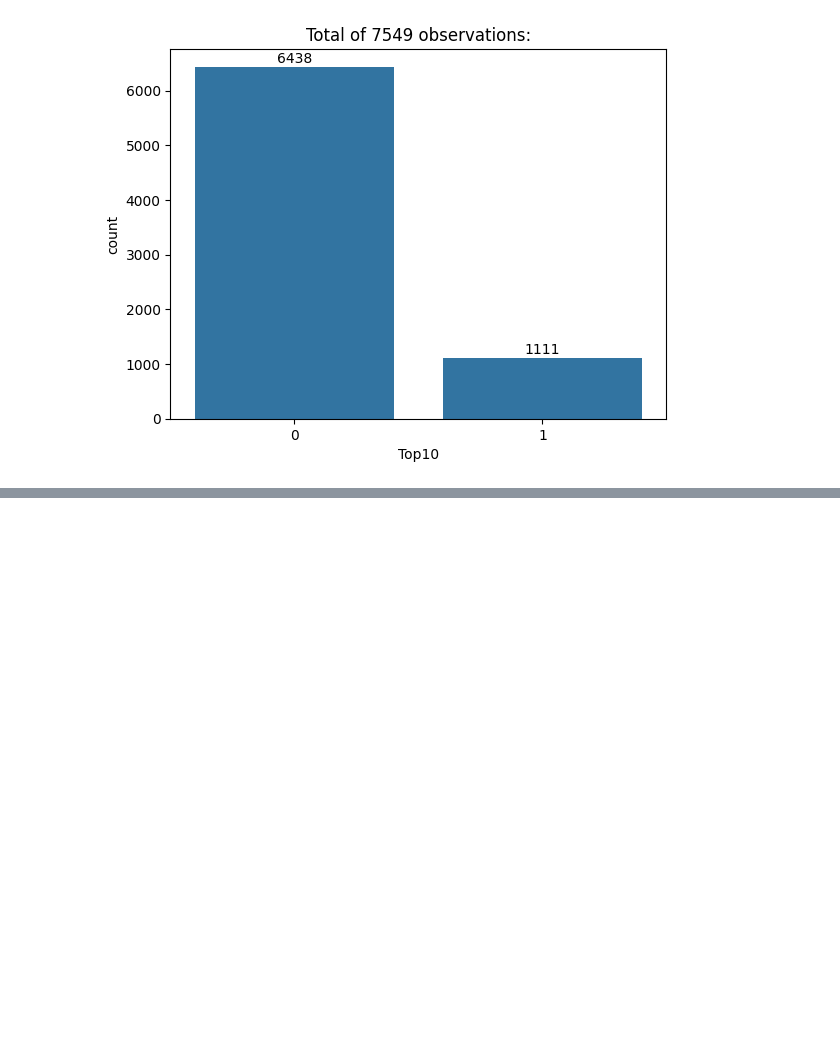
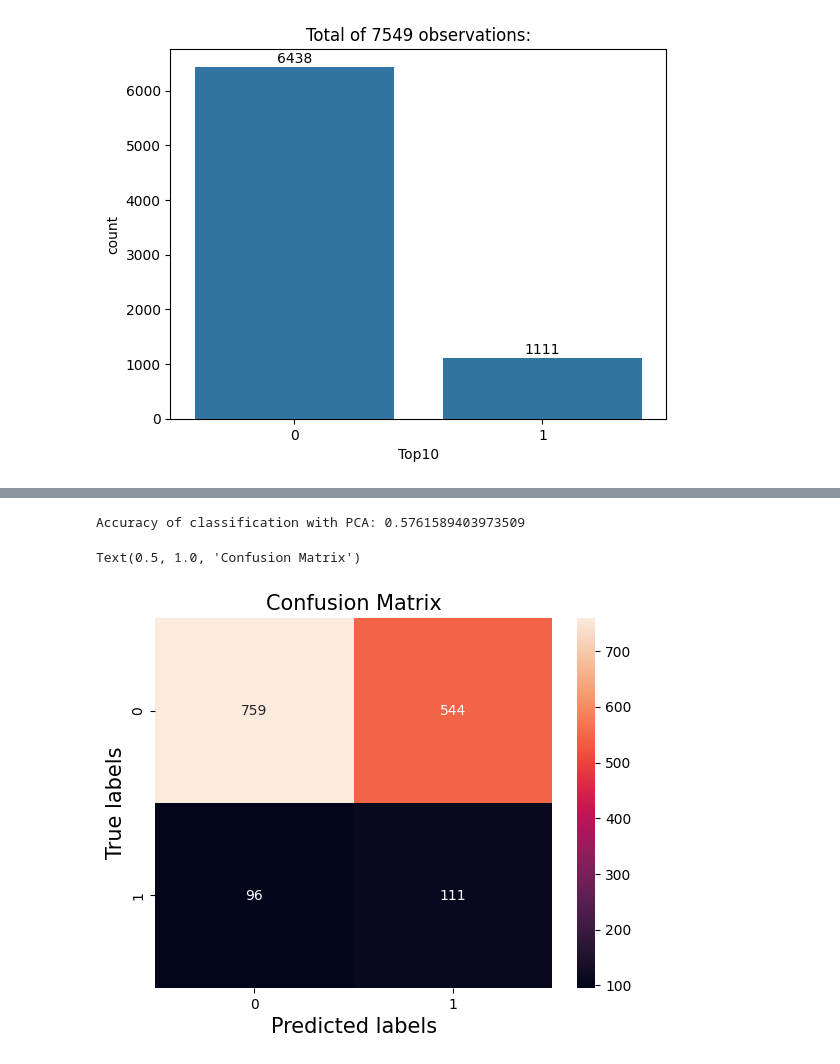
Before and after one commit to MikkoOlkkonen/mlproject, a Jupyter notebook: projekti.ipynb, the cells around one changed output, grey strips where cells are left out. Cells and saved outputs as stored; diff of their text form; code cells hidden in the pictures; blank space fills up the shorter version.

```diff
--- a/projekti.ipynb
+++ b/projekti.ipynb
@@ -80,0 +104,35 @@ Feature: songnamelength, Accuracy: 0.4562913907284768
+# %%
+##LET'S TRY PCA
+
+#Standardize the data
+scaler = StandardScaler()
+
+X_scaled = scaler.fit_transform(X)
+pca = PCA(n_components=0.95)
+
+X_pca = pca.fit_transform(X_scaled)
+
+X_train2, X_test2, y_train2, y_test2 = train_test_split(X_pca, y, test_size=0.2, random_state=42)
+
+clf2 = LogisticRegression(class_weight='balanced')
+
+clf2.fit(X_train2, y_train2)
+
+y_pred2 = clf2.predict(X_test2)
+
+accuracy2 = accuracy_score(y_test2, y_pred2)
+
+print(f"Accuracy of classification with PCA: {accuracy2}")
+
+conf_mat = confusion_matrix(y_test2, y_pred2)
+ax= plt.subplot()
+
+sns.heatmap(conf_mat, annot=True, fmt='g', ax=ax)
+
+ax.set_xlabel('Predicted labels',fontsize=15)
+ax.set_ylabel('True labels',fontsize=15)
+ax.set_title('Confusion Matrix',fontsize=15)
+# %% [output]
+Accuracy of classification with PCA: 0.5761589403973509
+Text(0.5, 1.0, 'Confusion Matrix')
+[figure, added]
```
Also changed, not shown: parts of 7 cells of this notebook, 3 other files.
